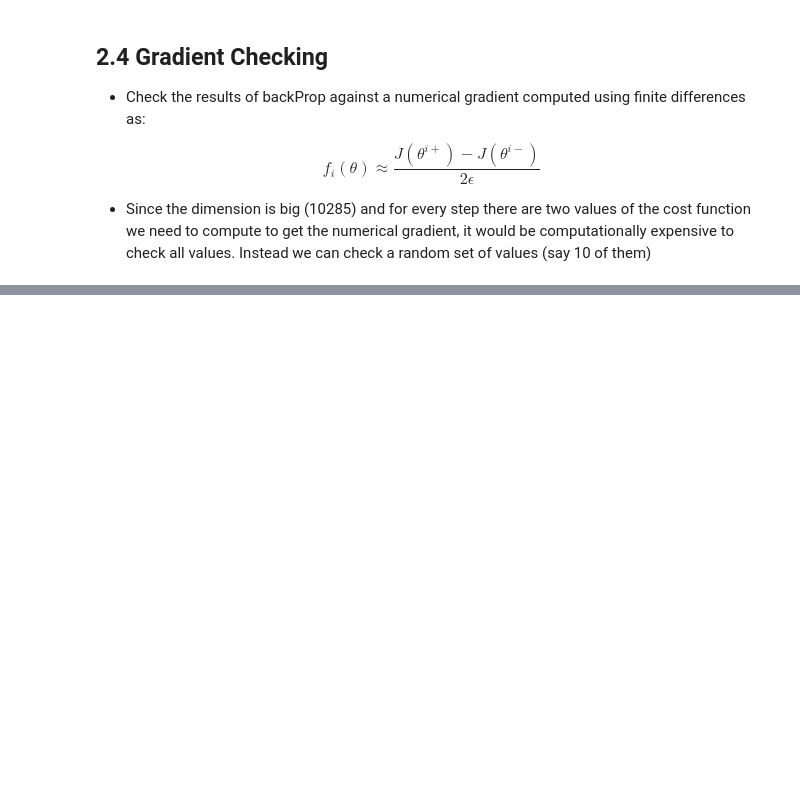
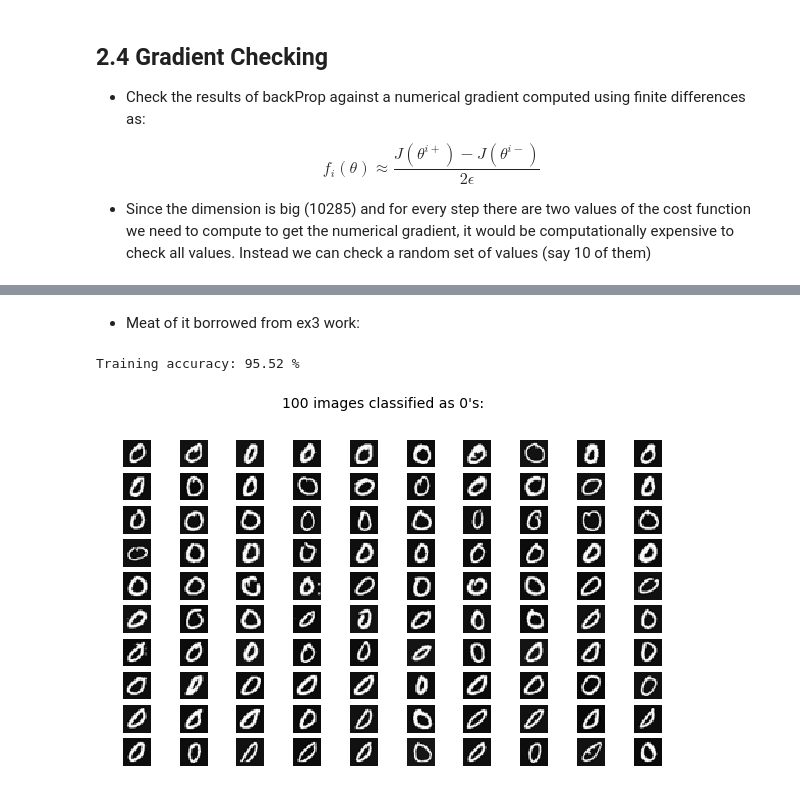
Before and after one commit to les67/MachineLearning_CourseraNg, a Jupyter notebook: ex4/ex4.ipynb, the cells around one changed output, grey strips where cells are left out. Cells and saved outputs as stored; diff of their text form; code cells hidden in the pictures; blank space fills up the shorter version.

Commit message:
fixed backpropagation; trained NN; visualized hidden layer; did optional exercise

```diff
--- a/ex4/ex4.ipynb
+++ b/ex4/ex4.ipynb
@@ -459,0 +490,7 @@ Theta Index: 8923       D: -0.00000     Num Grad: 0.00000
+# %%
+# Optimize
+input_layer_size = 401
+hidden_layer_size = 25
+num_labels = 10
+reg_param = 1
+%time optimal_theta_flat = fmin_cg(costFunction,x0=theta_flat_init,fprime=backProp,args=(input_layer_size,hidden_layer_size,num_labels,X,y_matrix,reg_param),maxiter=50,disp=True)
@@ -459,0 +505,6 @@ Theta Index: 8923       D: -0.00000     Num Grad: 0.00000
+# %%
+# Get optimal theta1 and theta2 back
+theta1_opt = np.reshape(optimal_theta_flat[:hidden_layer_size*input_layer_size],(hidden_layer_size,input_layer_size))
+theta2_opt = np.reshape(optimal_theta_flat[hidden_layer_size*input_layer_size:hidden_layer_size*input_layer_size+(hidden_layer_size+1)*num_labels],(num_labels,hidden_layer_size+1))
+# %% [markdown]
+- Meat of it borrowed from ex3 work:
@@ -459,0 +554,27 @@ Theta Index: 8923       D: -0.00000     Num Grad: 0.00000
+# %%
+prediction_label = predict(theta1_opt,theta2_opt,X)
+# %%
+print('Training accuracy: {:0.2f} %'.format(accuracy(prediction_label,y_matrix)*100))
+# %% [output]
+Training accuracy: 95.52 %
+# %%
+# Let's at some of the images it found to be 0's
+predicton_label0_ind = np.argwhere(prediction_label==0).flatten()
+predicton_label0_ind = predicton_label0_ind[0:100] # Let's take a hundred so we can use a 10 by 10 figure
+
+# Save 100 random samples (reshaped into 20 by 20) in array
+# Ignore the first column (bias) in design matrix for plotting
+predicton_label0_arr = np.array([np.flipud(np.reshape(X[ii_ind,1:],(20,20))) for ii_ind in predicton_label0_ind])
+
+# Plot all images as subplots of one figure
+plt.figure()
+for ii_idx,ii_sample in enumerate(predicton_label0_arr):
+    ii_image = toimage(ii_sample)
+    ii_image = ii_image.rotate(270)
+    plt.subplot(10,10,ii_idx+1)
+    plt.imshow(ii_image,cmap='Greys_r')
+    plt.axis('off')
+plt.suptitle("100 images classified as 0's:",fontsize=14)
+plt.show()
+# %% [output]
+[figure, added]
```
Also changed, not shown: parts of 30 cells of this notebook.
